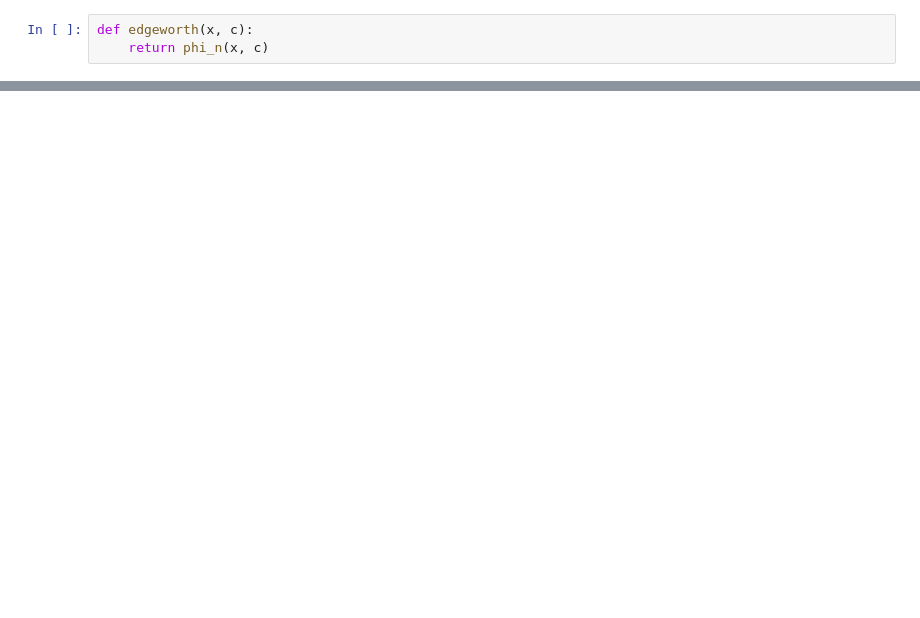
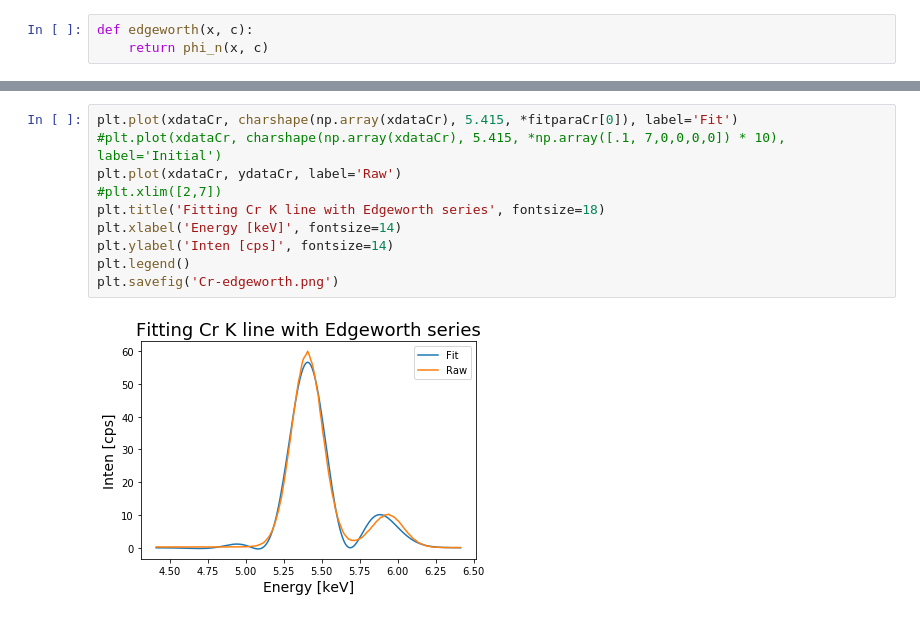
Before and after one commit to msakuta/notebooks, a Jupyter notebook: EdgeworthSeries.ipynb, the cells around one changed output, grey strips where cells are left out. Drawn from its saved outputs; the diff is of its cells as text; blank space fills up the shorter version.

```diff
--- a/EdgeworthSeries.ipynb
+++ b/EdgeworthSeries.ipynb
@@ -154,0 +238,12 @@ for i in np.random.rand(20,5):
+# %%
+plt.plot(xdataCr, charshape(np.array(xdataCr), 5.415, *fitparaCr[0]), label='Fit')
+#plt.plot(xdataCr, charshape(np.array(xdataCr), 5.415, *np.array([.1, 7,0,0,0,0]) * 10), label='Initial')
+plt.plot(xdataCr, ydataCr, label='Raw')
+#plt.xlim([2,7])
+plt.title('Fitting Cr K line with Edgeworth series', fontsize=18)
+plt.xlabel('Energy [keV]', fontsize=14)
+plt.ylabel('Inten [cps]', fontsize=14)
+plt.legend()
+plt.savefig('Cr-edgeworth.png')
+# %% [output]
+[figure, added]
```
Also changed, not shown: parts of 15 cells of this notebook.
